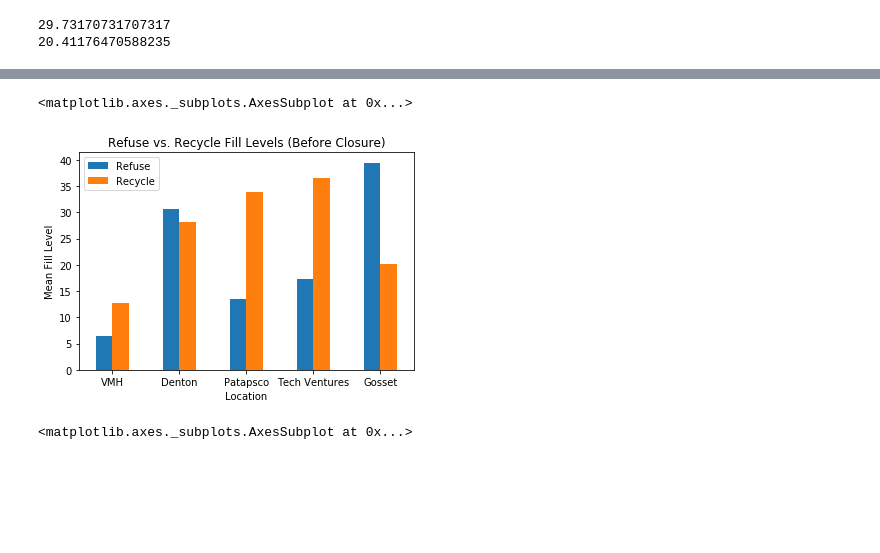
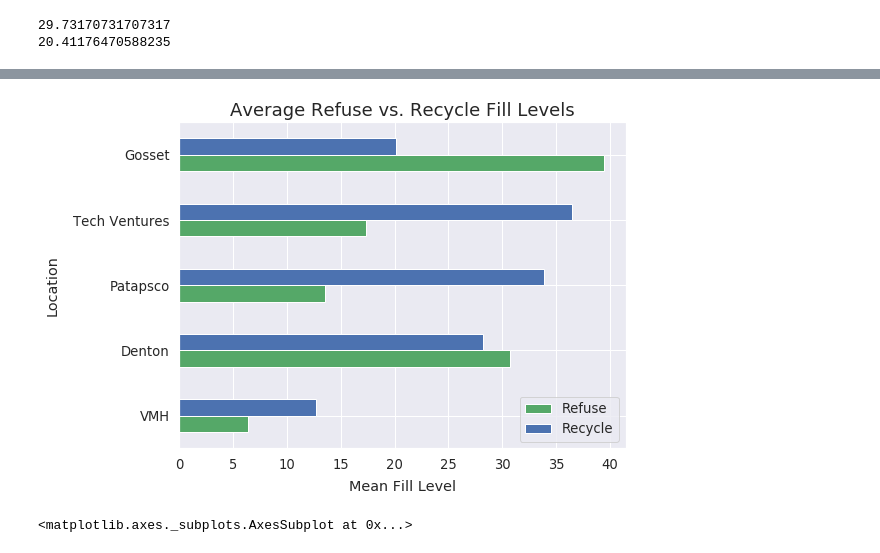
Before and after one commit to amodmathur/bmgt438a-project, a Jupyter notebook: descriptive_stats.ipynb, the cells around one changed output, grey strips where cells are left out. Cells and saved outputs as stored; diff of their text form; code cells hidden in the pictures; blank space fills up the shorter version.

Commit message:
recycle/refuse levels

```diff
--- a/descriptive_stats.ipynb
+++ b/descriptive_stats.ipynb
@@ -117,41 +119,39 @@ patapsco_refuse = df[(df.containerDescription == 8)]
 patapsco_refuse_mean = patapsco_refuse["level"].mean()
 
 patapsco_recycle = df[(df.containerDescription == 7)]
 patapsco_recycle_mean = patapsco_recycle["level"].mean()
 
 # UMD Tech Ventures
 tech_refuse = df[(df.containerDescription == 10)]
 tech_refuse_mean = tech_refuse["level"].mean()
 
 tech_recycle = df[(df.containerDescription == 9)]
 tech_recycle_mean = tech_recycle["level"].mean()
 
 # Gosset Team House
 gosset_refuse = df[(df.containerDescription == 2)]
 gosset_refuse_mean = gosset_refuse["level"].mean()
 
 gosset_recycle = df[(df.containerDescription == 1)]
 gosset_recycle_mean = gosset_recycle["level"].mean()
 
 
 # Lists of means separated by refuse/recycle
 all_refuse_mean = [vmh_refuse_mean, denton_refuse_mean, patapsco_refuse_mean, tech_refuse_mean, gosset_refuse_mean]
 all_recycle_mean = [vmh_recycle_mean, denton_recycle_mean, patapsco_recycle_mean, tech_recycle_mean, gosset_recycle_mean]
 
 # DataFrame of lists along with index
 index = ['VMH', 'Denton', 'Patapsco', 'Tech Ventures', 'Gosset']
 df_graph = pd.DataFrame({'Refuse': all_refuse_mean, 'Recycle': all_recycle_mean}, index=index)
 
 # Construct bar graph and set axis labels
-bar_graph = df_graph.plot.bar(rot=0)
-bar_graph.set_xlabel("Location")
-bar_graph.set_ylabel("Mean Fill Level")
-bar_graph.set_title("Refuse vs. Recycle Fill Levels (Before Closure)")
-
-bar_graph
+sns.set(font='', font_scale=1.2)
+bar_graph = df_graph.plot.barh(rot=0, figsize=(8,6), color=['g', 'b'])
+bar_graph.set_ylabel("Location", labelpad=14)
+bar_graph.set_xlabel("Mean Fill Level", labelpad=8)
+bar_graph.set_title("Average Refuse vs. Recycle Fill Levels", size=18);
 # %% [output]
-<matplotlib.axes._subplots.AxesSubplot at 0x...>
-[figure, old version]
+[figure, new version]
 # %%
 # AFTER CLOSURE - Splitting refuse and recycle average fill levels
 
```
Also changed, not shown: parts of 2 cells of this notebook.
